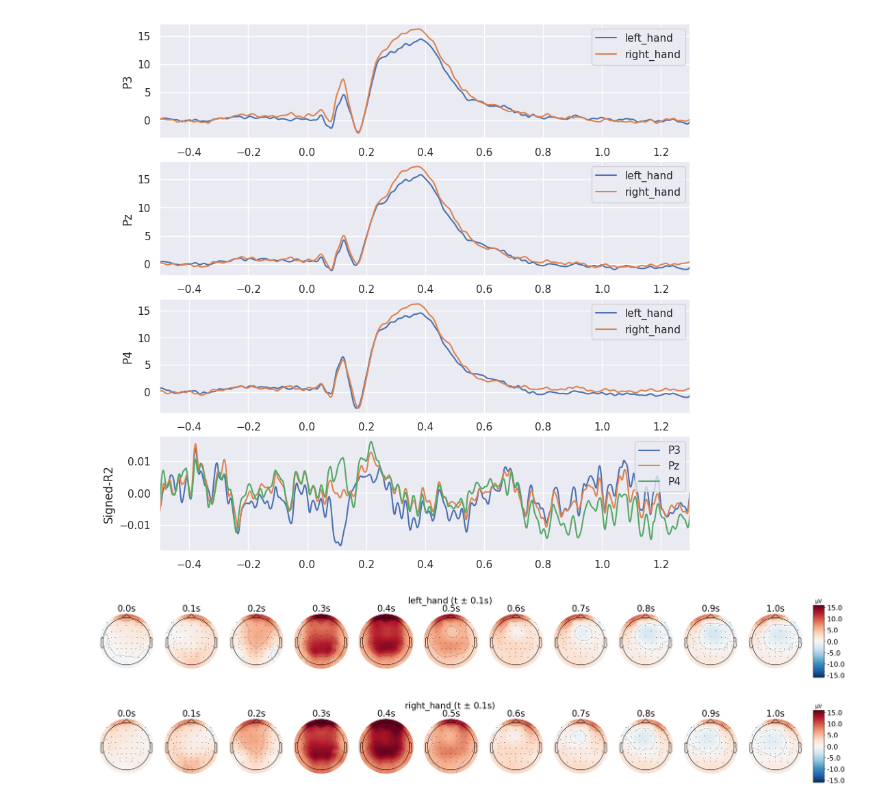
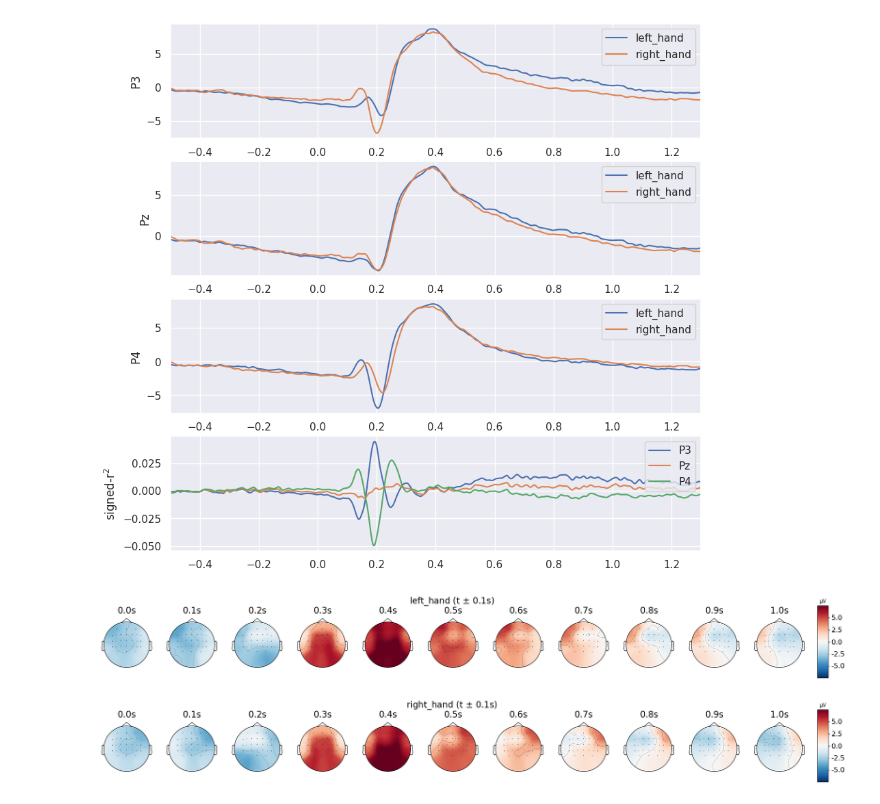
Before and after one commit to dtrocellier/MI_bci_epoch_window_influence, a Jupyter notebook: notebooks/visual-erp_all.ipynb, the cells around one changed output. Cells and saved outputs as stored; diff of their text form; code cells hidden in the pictures.

```diff
--- a/notebooks/visual-erp_all.ipynb
+++ b/notebooks/visual-erp_all.ipynb
@@ -54,8 +54,8 @@ def load_signed_r2(dataset_name):
     return signed_r2
 # %%
 
-#dataset_name = "Dreyer2023"
-dataset_name = "Lee2019_MI"
+dataset_name = "Dreyer2023"
+#dataset_name = "Lee2019_MI"
 
 save_base = Path("./figures")
 save_base.mkdir(exist_ok=True, parents=True)
@@ -71,35 +71,36 @@ signed_r2.crop(tmin=-0.5, tmax=1.3)
 sns.set()
 fig, ax = plt.subplots(4, 1, figsize=(10, 10))
 
 ax[0].set_ylabel("P3")
 sns.lineplot(x=left_hand_evoked.times, y=left_hand_evoked.get_data(picks="P3", units="uV").squeeze(), ax=ax[0],
              label="left_hand")
 sns.lineplot(x=right_hand_evoked.times, y=right_hand_evoked.get_data(picks="P3", units="uV").squeeze(), ax=ax[0],
              label="right_hand")
 
 ax[1].set_ylabel("Pz")
 sns.lineplot(x=left_hand_evoked.times, y=left_hand_evoked.get_data(picks="Pz", units="uV").squeeze(), ax=ax[1],
              label="left_hand")
 sns.lineplot(x=right_hand_evoked.times, y=right_hand_evoked.get_data(picks="Pz", units="uV").squeeze(), ax=ax[1],
              label="right_hand")
 
 ax[2].set_ylabel("P4")
 sns.lineplot(x=left_hand_evoked.times, y=left_hand_evoked.get_data(picks="P4", units="uV").squeeze(), ax=ax[2],
              label="left_hand")
 sns.lineplot(x=right_hand_evoked.times, y=right_hand_evoked.get_data(picks="P4", units="uV").squeeze(), ax=ax[2],
              label="right_hand")
 
-ax[3].set_ylabel("Signed-R2")
+ax[3].set_ylabel("signed-r$^2$")
 sns.lineplot(x=signed_r2.times, y=signed_r2.get_data(picks="P3").squeeze(), ax=ax[3], label="P3")
 sns.lineplot(x=signed_r2.times, y=signed_r2.get_data(picks="Pz").squeeze(), ax=ax[3], label="Pz")
 sns.lineplot(x=signed_r2.times, y=signed_r2.get_data(picks="P4").squeeze(), ax=ax[3], label="P4")
 
 for a in ax:
     a.set_xlim([-0.5, 1.3])
+    a.legend(loc="upper right")
 
 fig.savefig(save_base / f"{dataset_name}_visual_erp.png", dpi=600)
 # %% [output]
-[figure, old version]
+[figure, new version]
 # %%
 if dataset_name == "Dreyer2023":
     vlim = [-7.5, 7.5]
@@ -137,5 +138,5 @@ fig.suptitle("right_hand (t $\pm$ 0.1s)", fontsize=20)
 
 fig.savefig(save_base / f"{dataset_name}_visual_erp_topo_right_hand.png", dpi=300)
 # %% [output]
-[figure, old version]
+[figure, new version]
-[figure, old version]
+[figure, new version]
```
Also changed, not shown: 1 other file.
